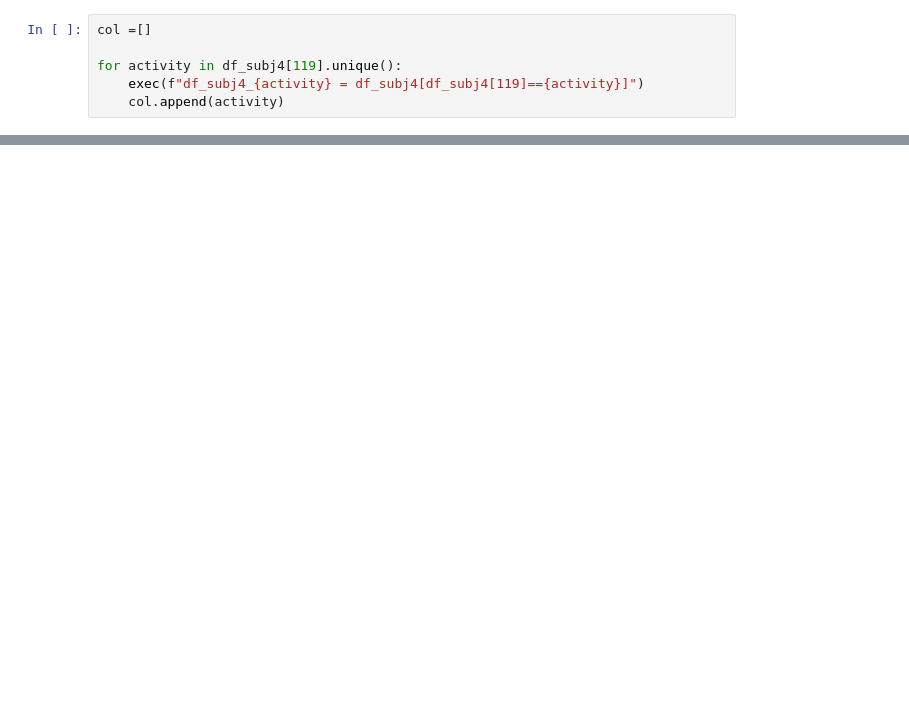
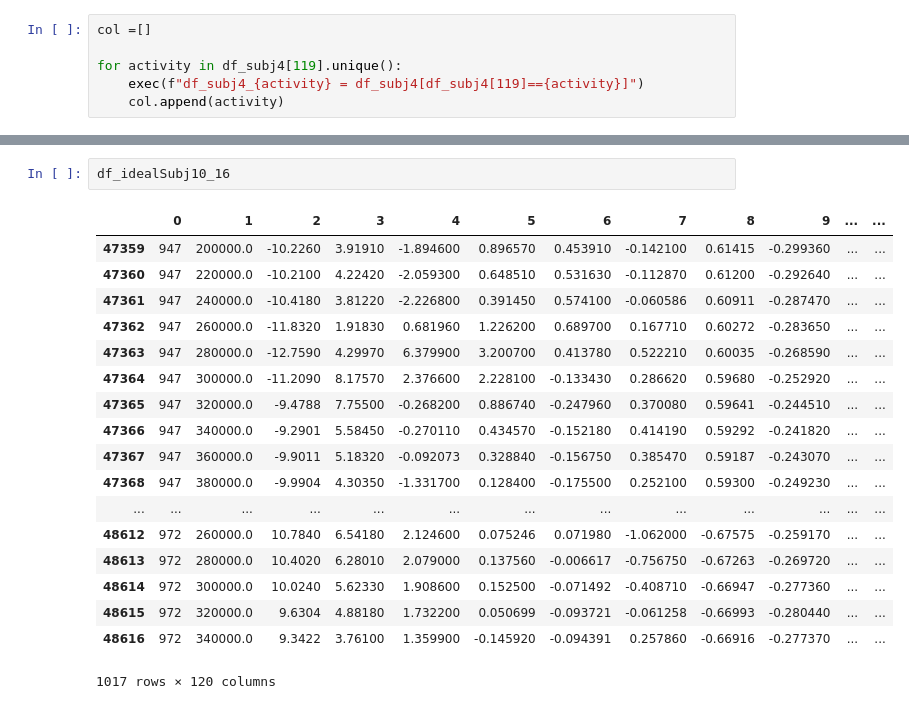
Before and after one commit to alou127/activity_sensor, a Jupyter notebook: sensor_notebook.ipynb, the cells around one changed output, grey strips where cells are left out. Drawn from its saved outputs; the diff is of its cells as text; blank space fills up the shorter version.

```diff
--- a/sensor_notebook.ipynb
+++ b/sensor_notebook.ipynb
@@ -133,0 +111,21 @@ array([[ 5.0400e+02,  6.8000e+05, -5.4230e+00, ..., -4.2102e-01,
+# %%
+df_idealSubj10_16
+# %% [output]
+|  | 0 | 1 | 2 | 3 | 4 | 5 | 6 | 7 | 8 | 9 | ... | ... |
+| 47359 | 947 | 200000.0 | -10.2260 | 3.91910 | -1.894600 | 0.896570 | 0.453910 | -0.142100 | 0.61415 | -0.299360 | ... | ... |
+| 47360 | 947 | 220000.0 | -10.2100 | 4.22420 | -2.059300 | 0.648510 | 0.531630 | -0.112870 | 0.61200 | -0.292640 | ... | ... |
+| 47361 | 947 | 240000.0 | -10.4180 | 3.81220 | -2.226800 | 0.391450 | 0.574100 | -0.060586 | 0.60911 | -0.287470 | ... | ... |
+| 47362 | 947 | 260000.0 | -11.8320 | 1.91830 | 0.681960 | 1.226200 | 0.689700 | 0.167710 | 0.60272 | -0.283650 | ... | ... |
+| 47363 | 947 | 280000.0 | -12.7590 | 4.29970 | 6.379900 | 3.200700 | 0.413780 | 0.522210 | 0.60035 | -0.268590 | ... | ... |
+| 47364 | 947 | 300000.0 | -11.2090 | 8.17570 | 2.376600 | 2.228100 | -0.133430 | 0.286620 | 0.59680 | -0.252920 | ... | ... |
+| 47365 | 947 | 320000.0 | -9.4788 | 7.75500 | -0.268200 | 0.886740 | -0.247960 | 0.370080 | 0.59641 | -0.244510 | ... | ... |
+| 47366 | 947 | 340000.0 | -9.2901 | 5.58450 | -0.270110 | 0.434570 | -0.152180 | 0.414190 | 0.59292 | -0.241820 | ... | ... |
+| 47367 | 947 | 360000.0 | -9.9011 | 5.18320 | -0.092073 | 0.328840 | -0.156750 | 0.385470 | 0.59187 | -0.243070 | ... | ... |
+| 47368 | 947 | 380000.0 | -9.9904 | 4.30350 | -1.331700 | 0.128400 | -0.175500 | 0.252100 | 0.59300 | -0.249230 | ... | ... |
+| ... | ... | ... | ... | ... | ... | ... | ... | ... | ... | ... | ... | ... |
+| 48612 | 972 | 260000.0 | 10.7840 | 6.54180 | 2.124600 | 0.075246 | 0.071980 | -1.062000 | -0.67575 | -0.259170 | ... | ... |
+| 48613 | 972 | 280000.0 | 10.4020 | 6.28010 | 2.079000 | 0.137560 | -0.006617 | -0.756750 | -0.67263 | -0.269720 | ... | ... |
+| 48614 | 972 | 300000.0 | 10.0240 | 5.62330 | 1.908600 | 0.152500 | -0.071492 | -0.408710 | -0.66947 | -0.277360 | ... | ... |
+| 48615 | 972 | 320000.0 | 9.6304 | 4.88180 | 1.732200 | 0.050699 | -0.093721 | -0.061258 | -0.66993 | -0.280440 | ... | ... |
+| 48616 | 972 | 340000.0 | 9.3422 | 3.76100 | 1.359900 | -0.145920 | -0.094391 | 0.257860 | -0.66916 | -0.277370 | ... | ... |
+1017 rows × 120 columns
```
Also changed, not shown: parts of 68 cells of this notebook.
